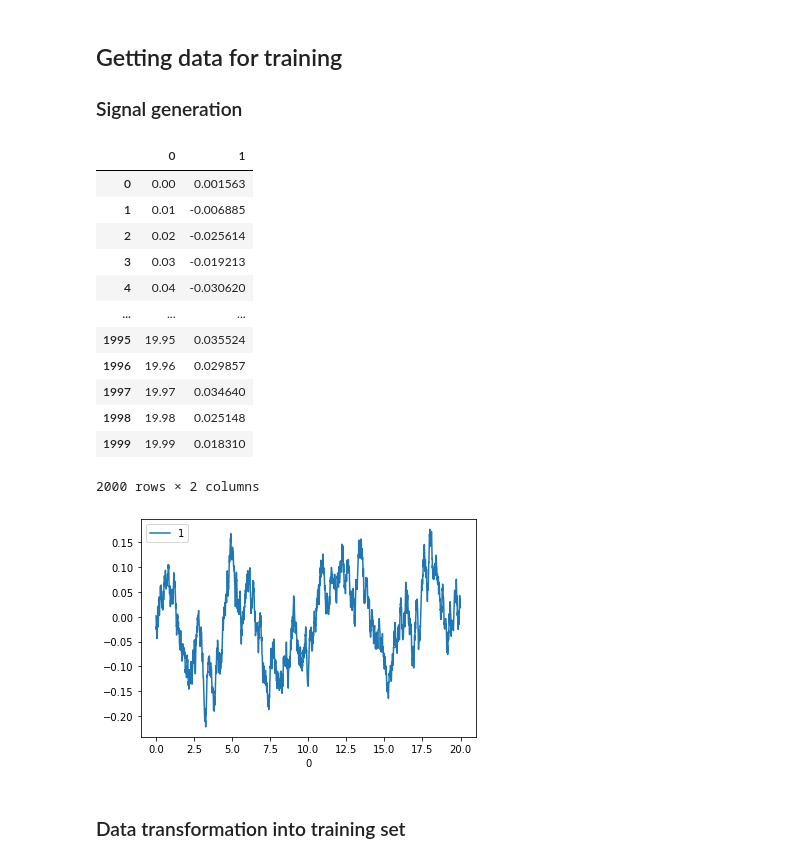
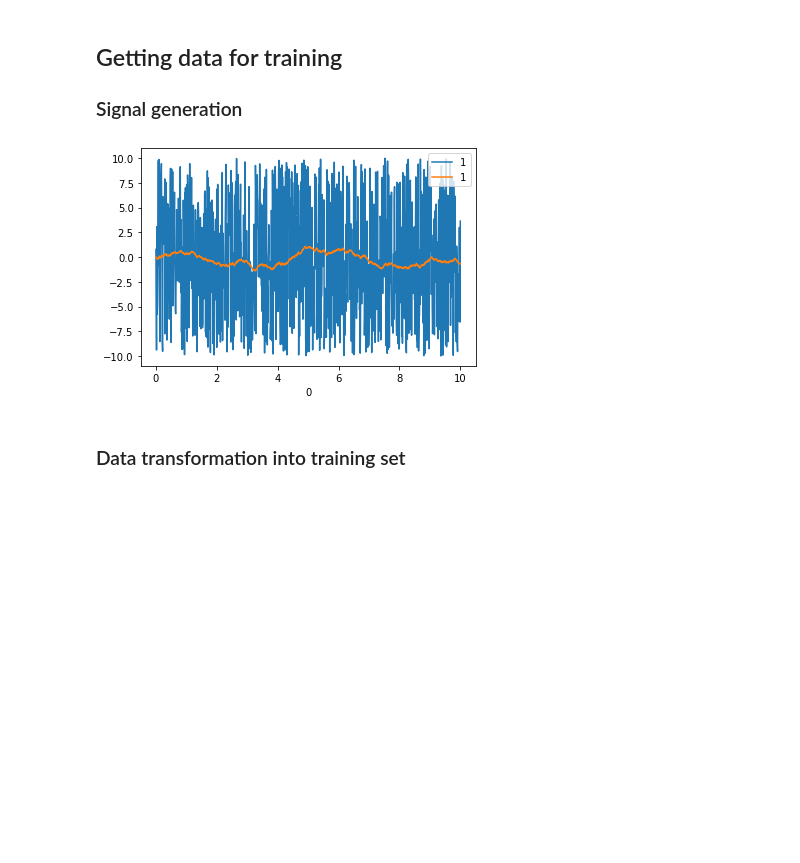
Before and after one commit to hrbolek/learning, a Jupyter notebook: itsystems/neural.ipynb, the cells around one changed output. Drawn from its saved outputs; the diff is of its cells as text; code cells hidden in the pictures; blank space fills up the shorter version.

```diff
--- a/itsystems/neural.ipynb
+++ b/itsystems/neural.ipynb
@@ -255,39 +232,23 @@ displaySignal(simulation(timeFunc()))
 # %% [markdown]
 ## Getting data for training
 ### Signal generation
-# %%
-def createFilteredRandomSignal(endTime = 10):
-  deltaTime = 0.01
-  system = connect(
-  #    createStep(stepTime = 1),
-      createRandomSignal(10, 1),
-      createFilter1Order(2, 1, deltaTime)
-  )
-
-  timeFunc = createTimeGenerator(startTime = 0, deltaTime = deltaTime, endTime = endTime)
-  output = list(system(timeFunc()))
-  return output
-
-#example of use
-seed(30) # important for deterministic results
-randomSignal = createFilteredRandomSignal(20)
-plotSignal(randomSignal)
-displaySignal(randomSignal)
-# %% [output]
-|  | 0 | 1 |
-| 0 | 0.00 | 0.001563 |
-| 1 | 0.01 | -0.006885 |
-| 2 | 0.02 | -0.025614 |
-| 3 | 0.03 | -0.019213 |
-| 4 | 0.04 | -0.030620 |
-| ... | ... | ... |
-| 1995 | 19.95 | 0.035524 |
-| 1996 | 19.96 | 0.029857 |
-| 1997 | 19.97 | 0.034640 |
-| 1998 | 19.98 | 0.025148 |
-| 1999 | 19.99 | 0.018310 |
-2000 rows × 2 columns
-[figure, removed]
+# %%
+def filterSignal(signal, system):
+  output = list(system(signal))
+  return output
+
+#example of use
+seed(30) # important for deterministic results
+timeFunc = createTimeGenerator(startTime = 0, endTime = 10, deltaTime = 0.01)
+
+rSignal = list(createRandomSignal(timegen = timeFunc()))
+system = createFilter2Order(1, 1, 1, 0.01)
+fSignal = filterSignal(rSignal, system)
+
+ax = plotSignal(rSignal)
+ax = plotSignal(fSignal, ax = ax)
+# %% [output]
+[figure, added]
 # %% [markdown]
 ### Data transformation into training set
 # %%
```
Also changed, not shown: parts of 10 cells of this notebook.
